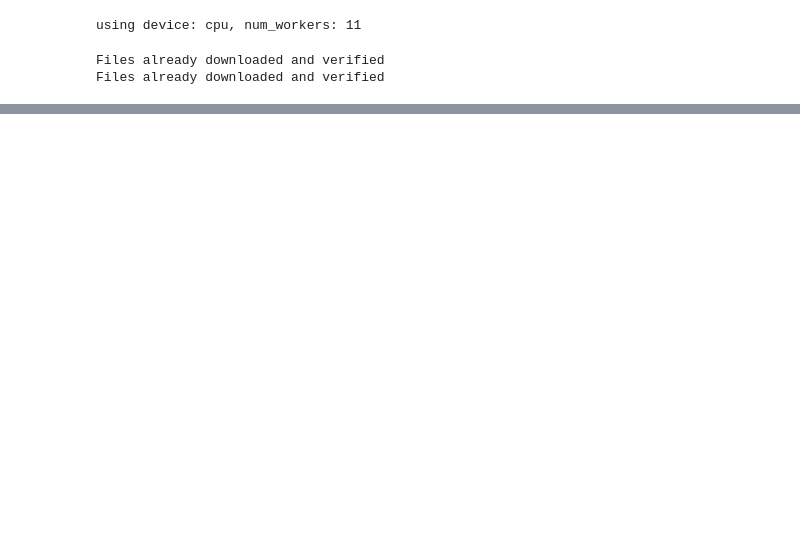
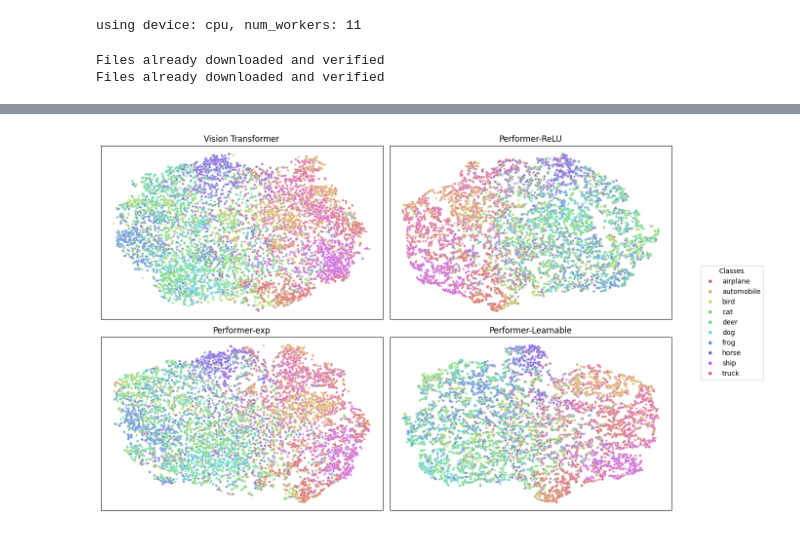
Before and after one commit to nutellapancake/Data_mining, a Jupyter notebook: notebooks/playbook.ipynb, the cells around one changed output, grey strips where cells are left out. Cells and saved outputs as stored; diff of their text form; code cells hidden in the pictures; blank space fills up the shorter version.

```diff
--- a/notebooks/playbook.ipynb
+++ b/notebooks/playbook.ipynb
@@ -327,19 +74,0 @@ Class Labels:
-# %%
-def imshow(img):
-    img = img / 2 + 0.5  # Unnormalize if you have normalized the images
-    npimg = img.numpy()
-    plt.imshow(np.transpose(npimg, (1, 2, 0)))
-    plt.axis('off')
-    plt.show()
-
-# Get some random training images
-dataiter = iter(train_loader)
-images, labels = next(dataiter)
-
-# Show images
-imshow(torchvision.utils.make_grid(images[:4]))
-
-# Print labels
-print('Labels:')
-for label in labels[:4]:
-    print(f"{label.item()}: {class_labels[label]}")
@@ -491,0 +304,52 @@ plot_confusion_matrix(vit_model, test_loader)
+# %%
+# Extract embeddings
+vit_embeddings, vit_labels = get_embeddings(vit_model, test_loader, device)
+performer_relu_embeddings, performer_relu_labels = get_embeddings(performer_relu_model, test_loader, device)
+performer_exp_embeddings, performer_exp_labels = get_embeddings(performer_exp_model, test_loader, device)
+performer_learnable_embeddings, performer_learnable_labels = get_embeddings(performer_learnable_model, test_loader, device)
+
+# Apply t-SNE
+vit_embeddings_2d = tsne_transform(vit_embeddings)
+performer_relu_embeddings_2d = tsne_transform(performer_relu_embeddings)
+performer_exp_embeddings_2d = tsne_transform(performer_exp_embeddings)
+performer_learnable_embeddings_2d = tsne_transform(performer_learnable_embeddings)
+
+# Prepare data for plotting
+models_embeddings = [
+    (vit_embeddings_2d, vit_labels, 'Vision Transformer'),
+    (performer_relu_embeddings_2d, performer_relu_labels, 'Performer-ReLU'),
+    (performer_exp_embeddings_2d, performer_exp_labels, 'Performer-exp'),
+    (performer_learnable_embeddings_2d, performer_learnable_labels, 'Performer-Learnable')
+]
+
+# Plot embeddings
+num_models = len(models_embeddings)
+cols = 2
+rows = (num_models + 1) // cols
+fig, axes = plt.subplots(rows, cols, figsize=(12, 8))
+axes = axes.flatten()
+
+for idx, (embeddings_2d, labels, model_name) in enumerate(models_embeddings):
+    ax = axes[idx]
+    plot_embeddings(embeddings_2d, labels, ax, model_name)
+
+# Remove any unused subplots
+for i in range(idx + 1, len(axes)):
+    fig.delaxes(axes[i])
+
+# Add legend
+class_names = test_dataset.classes  # Assuming CIFAR-10 dataset
+handles = []
+for i, class_name in enumerate(class_names):
+    color = sns.color_palette("hls", len(class_names))[i]
+    handles.append(
+        plt.Line2D([0], [0], marker='o', color='w', label=class_name,
+                   markerfacecolor=color, markersize=6)
+    )
+
+fig.legend(handles=handles, loc='center right', bbox_to_anchor=(1.15, 0.5), title='Classes')
+
+plt.tight_layout()
+plt.show()
+# %% [output]
+[figure, added]
```
Also changed, not shown: parts of 37 cells of this notebook, 5 other files.
